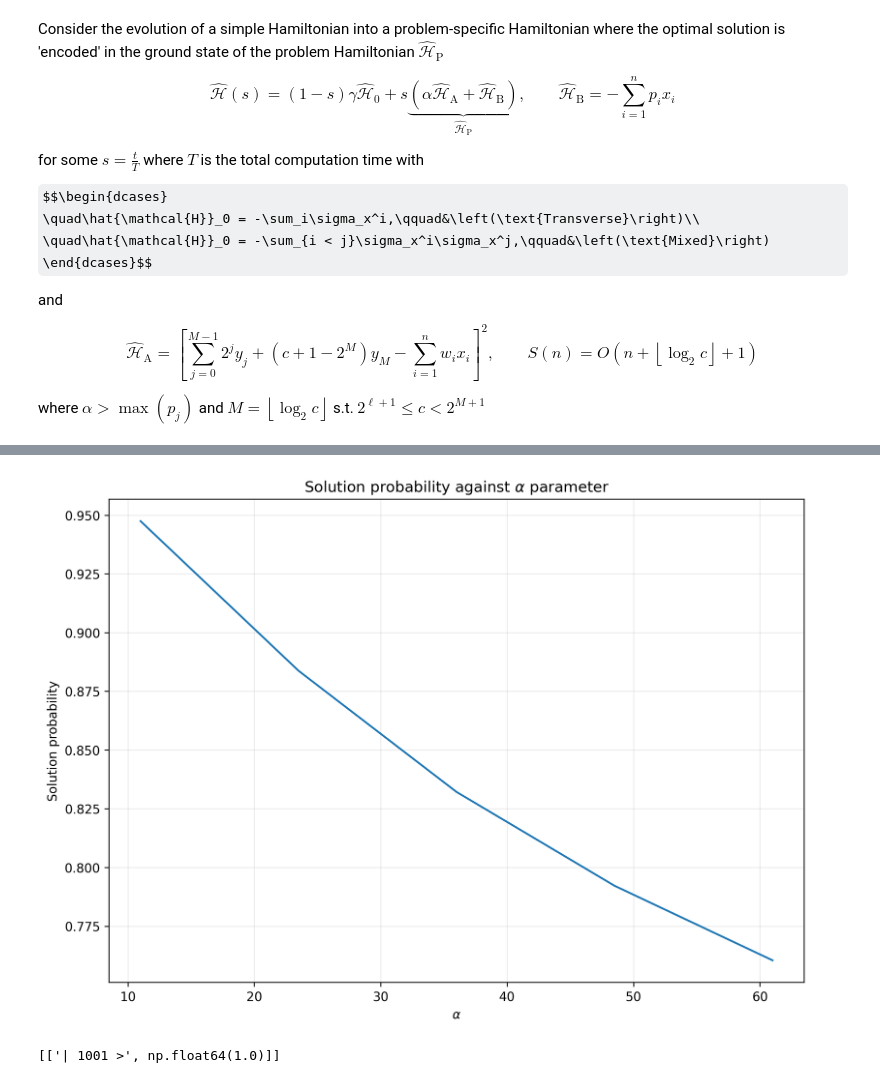
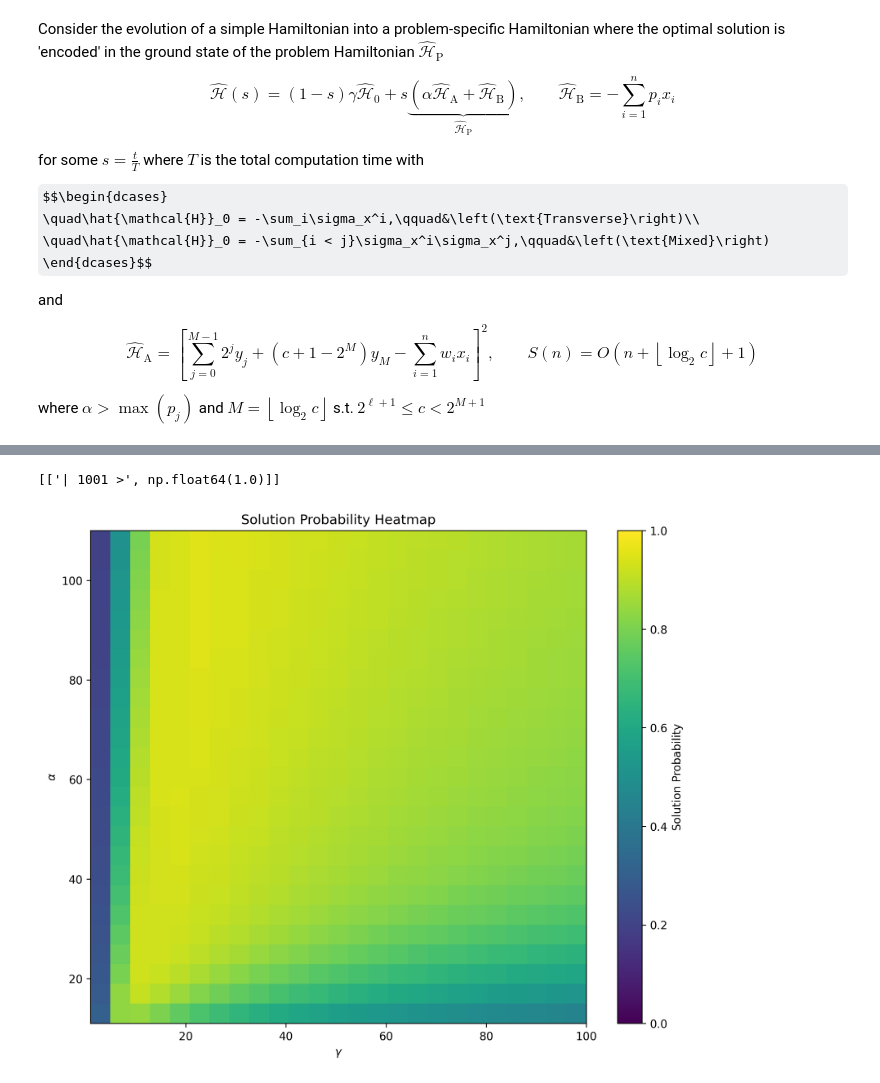
Before and after one commit to raw-asparagus/SP3172, a Jupyter notebook: quantum_annealing/main.ipynb, the cells around one changed output, grey strips where cells are left out. Cells and saved outputs as stored; diff of their text form; code cells hidden in the pictures; some formulas as TeX source.

```diff
--- a/quantum_annealing/main.ipynb
+++ b/quantum_annealing/main.ipynb
@@ -100,12 +73,3 @@ for alpha in alphas:
-# %%
-_, ax = plt.subplots(figsize=(10,7), dpi=300)
-ax.plot(alphas, simulated_probs)
-ax.set(xlabel=r'$\alpha$', ylabel='Solution probability', title=r'Solution probability against $\alpha$ parameter')
-ax.grid(True, alpha=0.25)
-
-plt.show()
-# %% [output]
-[figure, removed]
 # %%
 ground_state = Observable.get_ground_eigenstate(sim.get_H(1))
 
@@ -120,3 +84,37 @@ for idx, state in enumerate(basis_system.get_basis_states()):
 print(probs_lst)
 # %% [output]
 [['| 1001 >', np.float64(1.0)]]
+# %%
+valid_solutions = ["1010", "1001"]
+# valid_solutions = ["10111111"]
+# valid_solutions = ['10010001111']
+
+alphas = np.linspace(np.max(sim.get_profits()) + 1, np.max(sim.get_profits()) + 100, 25)
+gammas = np.linspace(1, 100, 25)
+
+prob_matrix = np.zeros((alphas.shape[0], gammas.shape[0]))
+# %%
+%%capture
+
+for i, alpha in enumerate(alphas):
+    sim.set_alpha(alpha)
+    for j, gamma in enumerate(gammas):
+        sim.set_gamma(gamma)
+        final_probs = sim.compute_probs(sim.anneal(num_steps), num_sub_steps)[-1]
+        total_prob = sum(
+            prob
+            for idx, prob in enumerate(final_probs)
+            if format(idx, f"0{sim.get_total_qubits()}b") in valid_solutions
+        )
+        prob_matrix[i, j] = total_prob
+# %%
+plt.figure(figsize=(10, 8), dpi=300)
+plt.imshow(prob_matrix, extent=[gammas.min(), gammas.max(), alphas.min(), alphas.max()], aspect='auto', origin='lower', vmin=0.0, vmax=1.0)
+plt.colorbar(label='Solution Probability')
+plt.xlabel(r'$\gamma$')
+plt.ylabel(r'$\alpha$')
+plt.title('Solution Probability Heatmap')
+plt.grid(False)
+plt.show()
+# %% [output]
+[figure, added]
```
Also changed, not shown: parts of 4 cells of this notebook, 3 other files.
